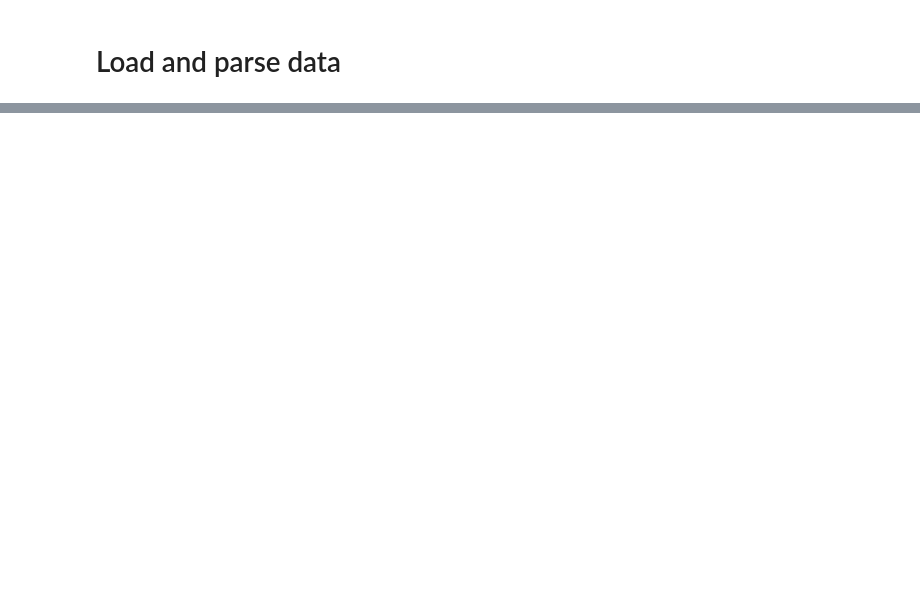
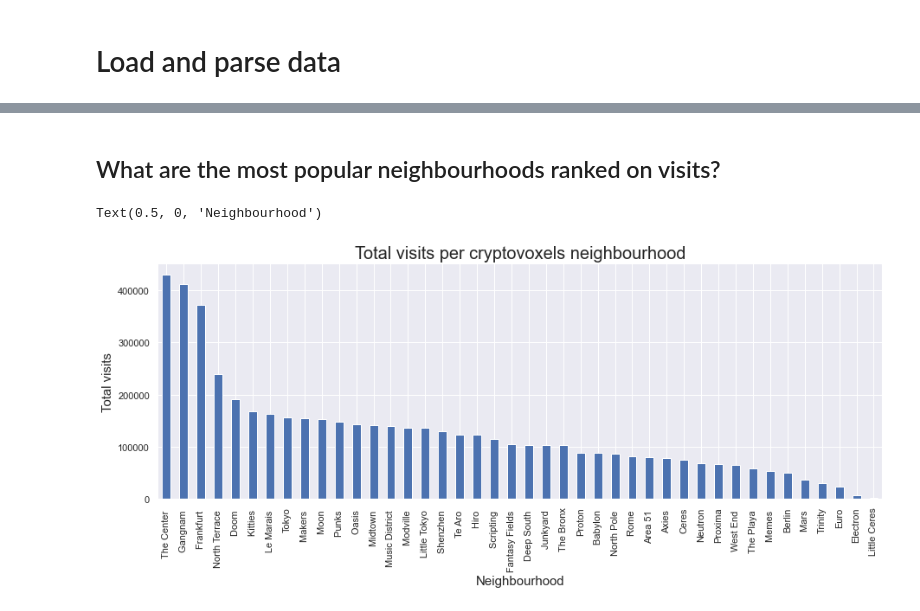
Before and after one commit to alxcnwy/cryptovoxels_parcel_scraper, a Jupyter notebook: analysis.ipynb, the cells around one changed output, grey strips where cells are left out. Saved outputs shown, nothing was run; the diff lists cells and outputs as text; code cells hidden in the pictures; blank space fills up the shorter version.

```diff
--- a/analysis.ipynb
+++ b/analysis.ipynb
@@ -43,0 +92,11 @@ df["visits_rank_neighbourhood"] = df.groupby("neighbourhood")["visits"].rank("de
+# %% [markdown]
+## What are the most popular neighbourhoods ranked on visits?
+# %%
+sns.set(rc={'figure.figsize':(15,5)})
+ax = df.groupby("neighbourhood").agg(sum)['visits'].sort_values(ascending=False).plot(kind='bar')
+ax.set_title("Total visits per cryptovoxels neighbourhood", fontsize=20)
+ax.set_ylabel('Total visits', fontsize=15)
+ax.set_xlabel('Neighbourhood', fontsize=15)
+# %% [output]
+Text(0.5, 0, 'Neighbourhood')
+[figure, added]
```
Also changed, not shown: parts of 51 cells of this notebook, 2 other files.
